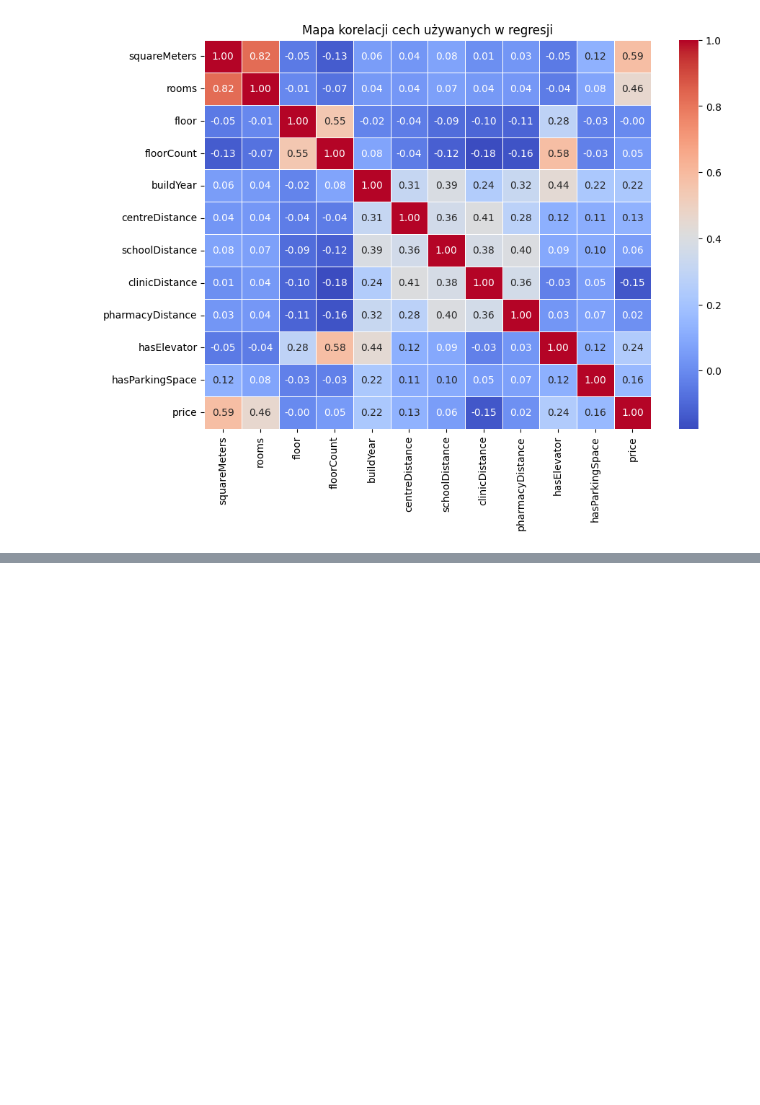
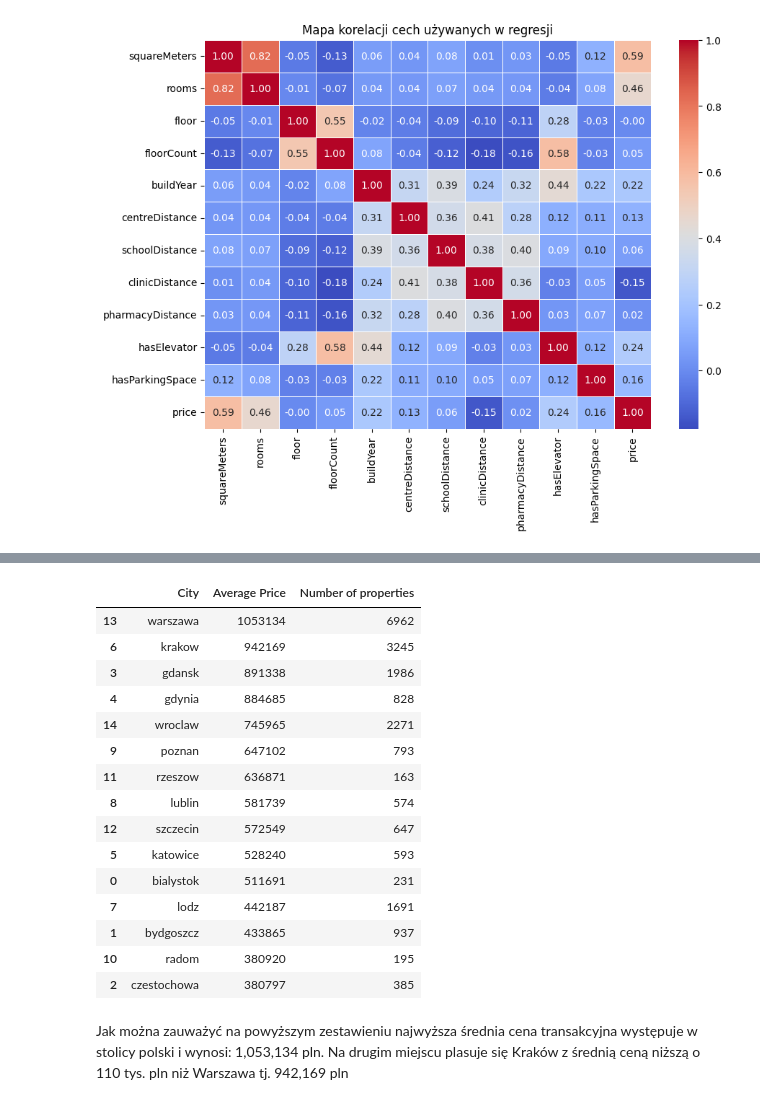
Before and after one commit to PiotrekCi/zmum-houses, a Jupyter notebook: main.ipynb, the cells around one changed output, grey strips where cells are left out. Saved outputs shown, nothing was run; the diff lists cells and outputs as text; code cells hidden in the pictures; blank space fills up the shorter version.

Commit message:
Add some brief conclusions and jaxtapose average transaction price per city

```diff
--- a/main.ipynb
+++ b/main.ipynb
@@ -212,0 +251,28 @@ plt.show()
+# %%
+avg_prices = apartments_data[['city', 'price']].copy().groupby('city')['price'].agg(['mean', 'count']).reset_index()
+
+avg_prices.columns = ['City', 'Average Price', 'Number of properties']
+
+avg_prices['Average Price'] = avg_prices['Average Price'].round(0).astype(int)
+
+avg_prices = avg_prices.sort_values('Average Price', ascending=False)
+avg_prices
+# %% [output]
+|  | City | Average Price | Number of properties |
+| 13 | warszawa | 1053134 | 6962 |
+| 6 | krakow | 942169 | 3245 |
+| 3 | gdansk | 891338 | 1986 |
+| 4 | gdynia | 884685 | 828 |
+| 14 | wroclaw | 745965 | 2271 |
+| 9 | poznan | 647102 | 793 |
+| 11 | rzeszow | 636871 | 163 |
+| 8 | lublin | 581739 | 574 |
+| 12 | szczecin | 572549 | 647 |
+| 5 | katowice | 528240 | 593 |
+| 0 | bialystok | 511691 | 231 |
+| 7 | lodz | 442187 | 1691 |
+| 1 | bydgoszcz | 433865 | 937 |
+| 10 | radom | 380920 | 195 |
+| 2 | czestochowa | 380797 | 385 |
+# %% [markdown]
+Jak można zauważyć na powyższym zestawieniu najwyższa średnia cena transakcyjna występuje w stolicy polski i wynosi: 1,053,134 pln. Na drugim miejscu plasuje się Kraków z średnią ceną niższą o 110 tys. pln niż Warszawa tj. 942,169 pln
```
Also changed, not shown: parts of 10 cells of this notebook.
